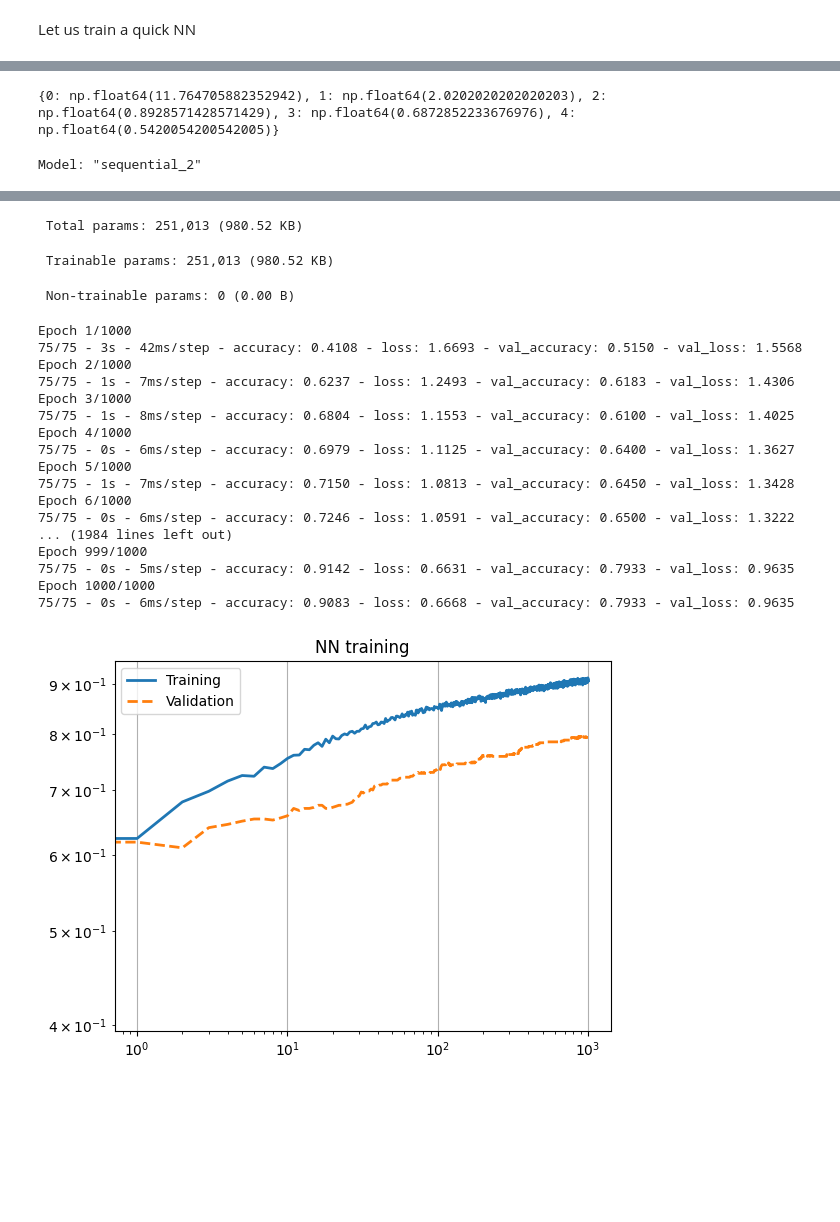
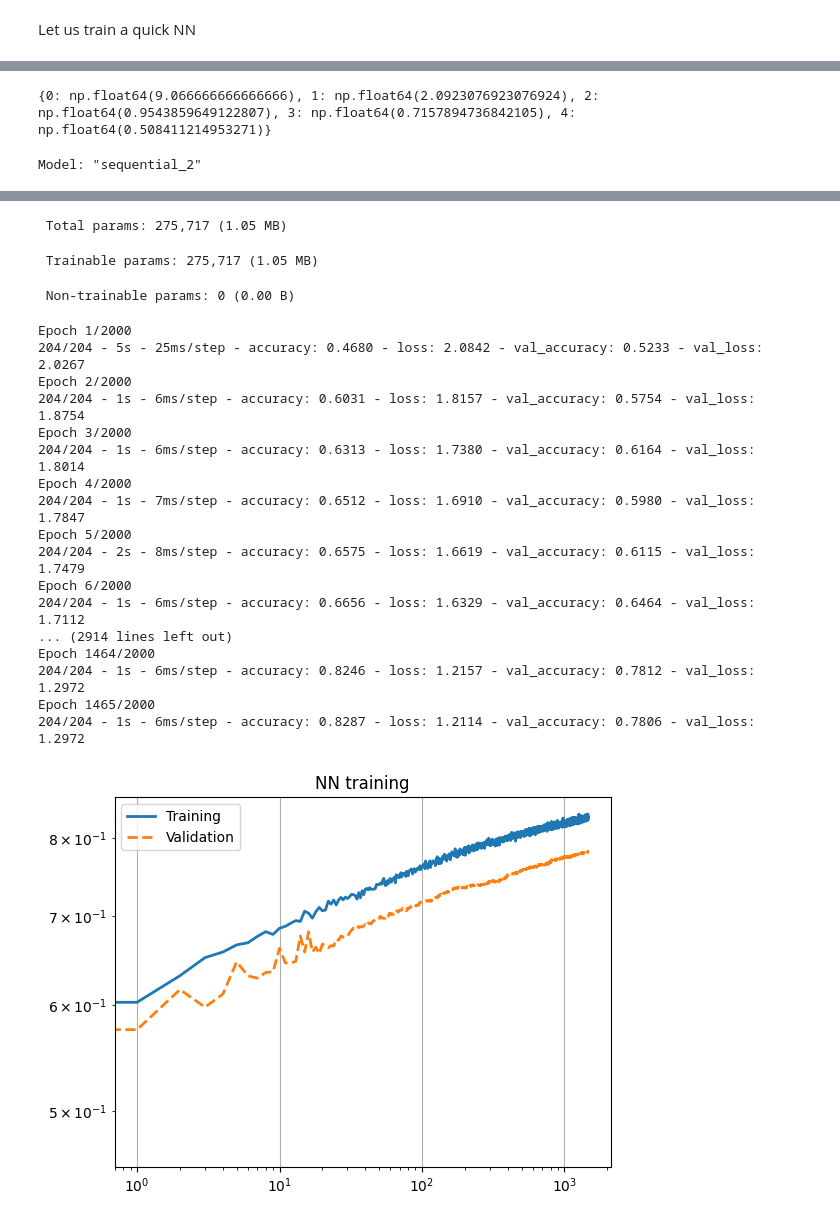
Before and after one commit to vittoriomussin/sand-task---SANDvox-Harvesters, a Jupyter notebook: SAND Tasks/SAND_Challenge_task1_dataset/SAND_T1_Data_analysis.ipynb, the cells around one changed output, grey strips where cells are left out. Saved outputs shown, nothing was run; the diff lists cells and outputs as text; code cells hidden in the pictures; blank space fills up the shorter version.

```diff
--- a/SAND Tasks/SAND_Challenge_task1_dataset/SAND_T1_Data_analysis.ipynb
+++ b/SAND Tasks/SAND_Challenge_task1_dataset/SAND_T1_Data_analysis.ipynb
@@ -405,9 +405,11 @@ for pz in np.arange(n_pz):
 Fourier Analysis
 # %%
 # Select randomly 1000 samples from augmented_data
-rand_indices = np.random.choice(augmented_data.shape[0], 1000, replace=False)
-rand_data = augmented_data[rand_indices, :, :]
-labels = class_array[rand_indices]
-fft_data = np.abs(np.fft.rfft(rand_data, axis=-1))
+# n_rand = 1000
+# rand_indices = np.random.choice(augmented_data.shape[0], n_rand, replace=False)
+# rand_data = augmented_data[rand_indices, :, :]
+# labels = class_array[rand_indices]
+labels = class_array
+fft_data = np.abs(np.fft.rfft(augmented_data, axis=-1))
 fft_data.shape
 # %% [output]
@@ -546,7 +548,7 @@ class_weights = compute_class_weight('balanced', classes=np.arange(y.shape[1]),
 class_weights = dict(enumerate(class_weights))
 print(class_weights)
 # %% [output]
-{0: np.float64(11.764705882352942), 1: np.float64(2.0202020202020203), 2: np.float64(0.8928571428571429), 3: np.float64(0.6872852233676976), 4: np.float64(0.5420054200542005)}
+{0: np.float64(9.066666666666666), 1: np.float64(2.0923076923076924), 2: np.float64(0.9543859649122807), 3: np.float64(0.7157894736842105), 4: np.float64(0.508411214953271)}
 # %%
 # Split the dataset into training and testing sets
 from sklearn.model_selection import train_test_split
@@ -558,7 +560,7 @@ import tensorflow as tf
 lr_schedule = tf.keras.optimizers.schedules.InverseTimeDecay(
   0.001,    #0.05               best with 0.001
   decay_steps=50, #100        best with 100
-  decay_rate=6, #1              best with 1
+  decay_rate=4, #1              best with 1
   staircase=True)
 
 def get_optimizer():
@@ -600,19 +602,21 @@ n_train=X_train.shape[0]
 n_val=X_val.shape[0]
 
 dropout= 0.01
-reg = 0.0005
+reg = 0.001
 
 NN = tf.keras.Sequential([
     layers.Dense(512, activation='relu', input_shape=(INPUTDIM,),kernel_regularizer = regularizers.l2(reg)),
     layers.Dropout(dropout),
     layers.Dense(256, activation='relu', kernel_regularizer = regularizers.l2(reg)),
     layers.Dropout(dropout),
+    layers.Dense(128, activation='relu', kernel_regularizer = regularizers.l2(reg)),
+    layers.Dropout(dropout),
     layers.Dense(64, activation='relu', kernel_regularizer = regularizers.l2(reg)),
     layers.Dropout(dropout),
     layers.Dense(OUTPUTDIM, activation='softmax')
 ])
 
-history = compile_and_fit(NN, 'NN',X_train, y_train, X_val, y_val, max_epochs=1000)
+history = compile_and_fit(NN, 'NN',X_train, y_train, X_val, y_val, max_epochs=2000)
 
 bc     = history.history['accuracy']
 val_bc = history.history['val_accuracy']
@@ -648,22 +652,22 @@ Model: "sequential_2"
 └─────────────────────────────────┴────────────────────────┴───────────────┘
- Total params: 251,013 (980.52 KB)
+ Total params: 275,717 (1.05 MB)
- Trainable params: 251,013 (980.52 KB)
+ Trainable params: 275,717 (1.05 MB)
  Non-trainable params: 0 (0.00 B)
-Epoch 1/1000
-75/75 - 3s - 42ms/step - accuracy: 0.4108 - loss: 1.6693 - val_accuracy: 0.5150 - val_loss: 1.5568
-Epoch 2/1000
-75/75 - 1s - 7ms/step - accuracy: 0.6237 - loss: 1.2493 - val_accuracy: 0.6183 - val_loss: 1.4306
-Epoch 3/1000
-75/75 - 1s - 8ms/step - accuracy: 0.6804 - loss: 1.1553 - val_accuracy: 0.6100 - val_loss: 1.4025
-Epoch 4/1000
-75/75 - 0s - 6ms/step - accuracy: 0.6979 - loss: 1.1125 - val_accuracy: 0.6400 - val_loss: 1.3627
-Epoch 5/1000
-75/75 - 1s - 7ms/step - accuracy: 0.7150 - loss: 1.0813 - val_accuracy: 0.6450 - val_loss: 1.3428
-Epoch 6/1000
-75/75 - 0s - 6ms/step - accuracy: 0.7246 - loss: 1.0591 - val_accuracy: 0.6500 - val_loss: 1.3222
-... (1984 lines left out)
-Epoch 999/1000
-75/75 - 0s - 5ms/step - accuracy: 0.9142 - loss: 0.6631 - val_accuracy: 0.7933 - val_loss: 0.9635
-Epoch 1000/1000
-75/75 - 0s - 6ms/step - accuracy: 0.9083 - loss: 0.6668 - val_accuracy: 0.7933 - val_loss: 0.9635
+Epoch 1/2000
+204/204 - 5s - 25ms/step - accuracy: 0.4680 - loss: 2.0842 - val_accuracy: 0.5233 - val_loss: 2.0267
+Epoch 2/2000
+204/204 - 1s - 6ms/step - accuracy: 0.6031 - loss: 1.8157 - val_accuracy: 0.5754 - val_loss: 1.8754
+Epoch 3/2000
+204/204 - 1s - 6ms/step - accuracy: 0.6313 - loss: 1.7380 - val_accuracy: 0.6164 - val_loss: 1.8014
+Epoch 4/2000
+204/204 - 1s - 7ms/step - accuracy: 0.6512 - loss: 1.6910 - val_accuracy: 0.5980 - val_loss: 1.7847
+Epoch 5/2000
+204/204 - 2s - 8ms/step - accuracy: 0.6575 - loss: 1.6619 - val_accuracy: 0.6115 - val_loss: 1.7479
+Epoch 6/2000
+204/204 - 1s - 6ms/step - accuracy: 0.6656 - loss: 1.6329 - val_accuracy: 0.6464 - val_loss: 1.7112
+... (2914 lines left out)
+Epoch 1464/2000
+204/204 - 1s - 6ms/step - accuracy: 0.8246 - loss: 1.2157 - val_accuracy: 0.7812 - val_loss: 1.2972
+Epoch 1465/2000
+204/204 - 1s - 6ms/step - accuracy: 0.8287 - loss: 1.2114 - val_accuracy: 0.7806 - val_loss: 1.2972
-[figure, old version]
+[figure, new version]
```
Also changed, not shown: parts of 14 cells of this notebook, 1 other file.
